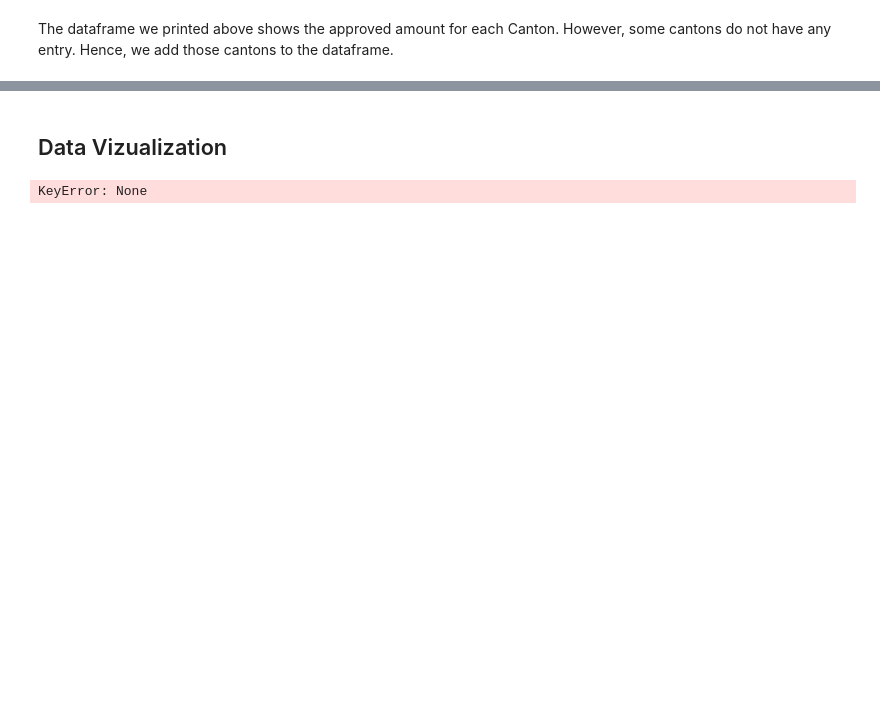
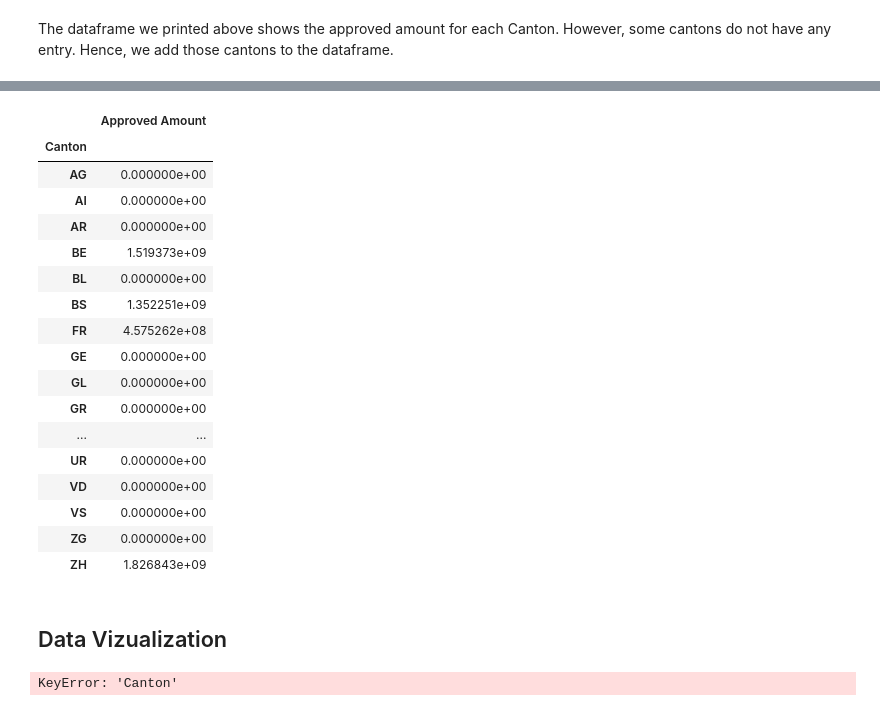
Before and after one commit to loistal/ADA_lab1, a Jupyter notebook: 03 - Interactive Viz/Grant Money Viz.ipynb, the cells around one changed output, grey strips where cells are left out. Drawn from its saved outputs; the diff is of its cells as text; code cells hidden in the pictures; blank space fills up the shorter version.

```diff
--- a/03 - Interactive Viz/Grant Money Viz.ipynb
+++ b/03 - Interactive Viz/Grant Money Viz.ipynb
@@ -162,15 +130,0 @@ We now get the total approved amount per canton.
-# %%
-# Add a 'Canton' Column with the canton corresponding to the university
-projects['Canton'] = pd.DataFrame(projects['University']).applymap(university_to_canton.get)
-
-# Drop useless columns
-canton_appr_amt = projects.drop(projects.columns[[0, 1]], axis=1)
-
-# Convert Approved Amount column from string to numeric
-canton_appr_amt['Approved Amount'] = pd.to_numeric(canton_appr_amt['Approved Amount'], errors='coerce')
-
-# Add approved amounts for each canton
-canton_appr_amt = canton_appr_amt.groupby('Canton').sum()
-canton_appr_amt = canton_appr_amt.reset_index()
-
-canton_appr_amt
@@ -183,0 +133,4 @@ canton_appr_amt
+# %%
+projects['University'] = projects['University'].map(uni_to_canton)
+projects.rename(columns={'University' : 'Canton'}, inplace=True)
+projects.head(10)
@@ -183,0 +151,11 @@ canton_appr_amt
+# %%
+# Try to convert to integer, if not possible return 0
+def to_int(x):
+    try:
+        return float(x)
+    except:
+        return 0
+
+projects['Approved Amount'] = projects['Approved Amount'].apply(to_int)
+projects = projects.groupby('Canton').sum()
+projects
@@ -222,15 +201,42 @@ all_cantons = all_cantons.reset_index()
+# %%
+nul_df = pd.DataFrame(cantons_ids, columns=['Canton']).set_index('Canton')
+nul_df['Approved Amount'] = 0
+amounts = pd.concat([projects, nul_df]).reset_index().groupby('Canton').sum()
+amounts
+# %% [output]
+|  | Approved Amount |
+| Canton |  |
+| AG | 0.000000e+00 |
+| AI | 0.000000e+00 |
+| AR | 0.000000e+00 |
+| BE | 1.519373e+09 |
+| BL | 0.000000e+00 |
+| BS | 1.352251e+09 |
+| FR | 4.575262e+08 |
+| GE | 0.000000e+00 |
+| GL | 0.000000e+00 |
+| GR | 0.000000e+00 |
+| ... | ... |
+| UR | 0.000000e+00 |
+| VD | 0.000000e+00 |
+| VS | 0.000000e+00 |
+| ZG | 0.000000e+00 |
+| ZH | 1.826843e+09 |
 # %% [markdown]
 ## Data Vizualization
 # %%
-canton_geo = r'./ch-cantons.topojson.json'
+cantons_geo = r'./ch-cantons.topojson.json'
 
 #Let Folium determine the scale
-map = fl.Map(location=[46.8182, 8.2275], zoom_start=8)
-map.choropleth(geo_path=canton_geo, data=all_cantons,
-            columns=['Canton', 'Approved Amount'],
-             key_on='feature.id',
-             fill_color='YlGn', fill_opacity=0.7, line_opacity=0.2,
-             legend_name='Approved Amount per Canton')
-map.save('canton_budget.html')
+swiss_map = fl.Map(location=[46.8182, 8.2275], zoom_start=8)
+swiss_map.choropleth(geo_path=cantons_geo,
+                     data=amounts,
+                     columns=['Canton', 'Approved Amount'],
+                     key_on='feature.id',
+                     topojson='objects.cantons',
+                     fill_color='YlGn',
+                     legend_name = 'Random numbers'
+                    )
+swiss_map.save('canton_budget.html')
 # %% [output]
-KeyError: None
+KeyError: 'Canton'
```
Also changed, not shown: parts of 12 cells of this notebook.
